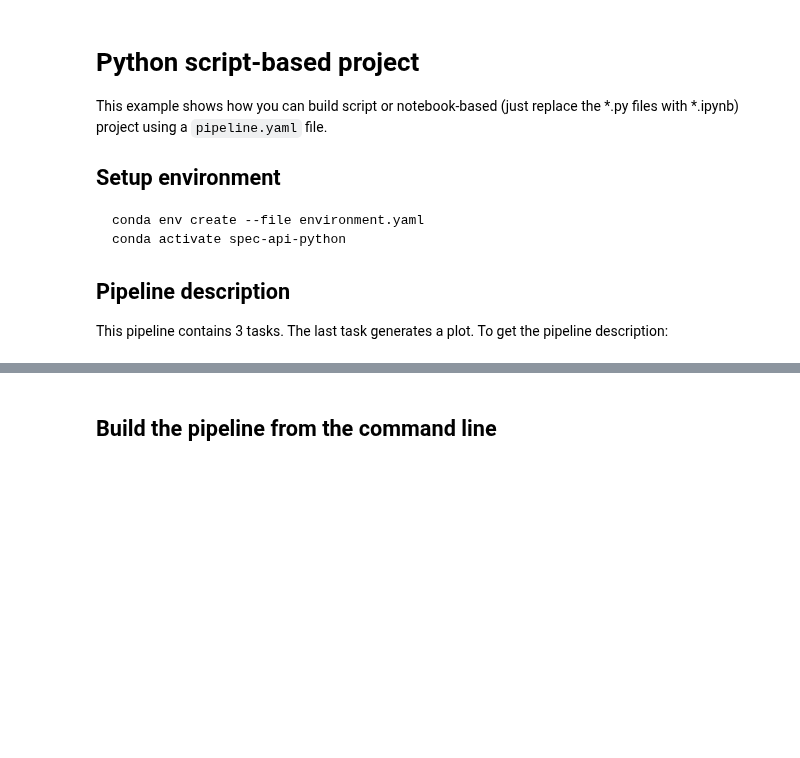
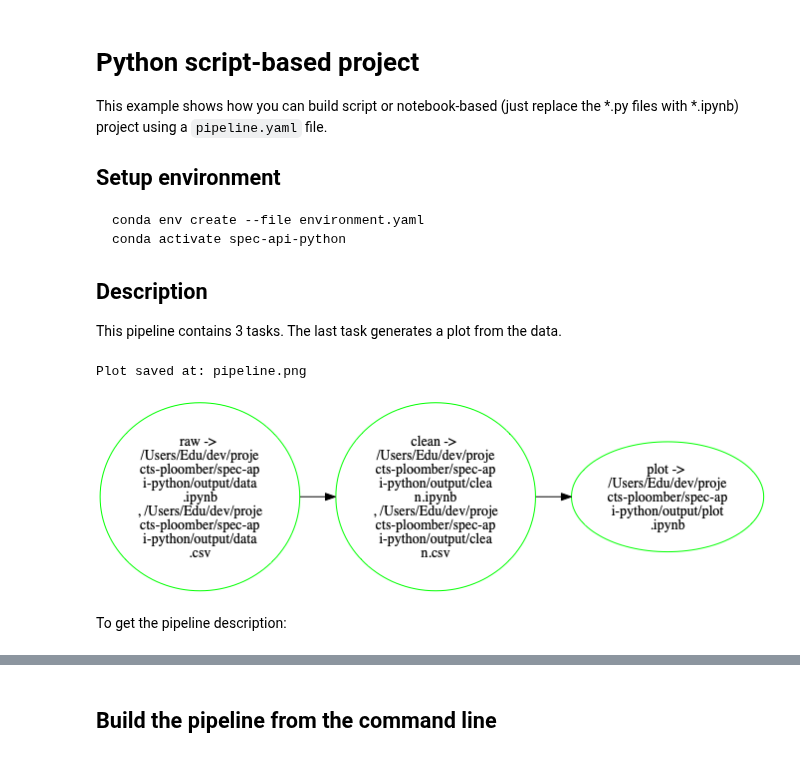
Before and after one commit to ploomber/projects, a Jupyter notebook: spec-api-python/README.ipynb, the cells around one changed output, grey strips where cells are left out. Cells and saved outputs as stored; diff of their text form; code cells hidden in the pictures; blank space fills up the shorter version.

```diff
--- a/spec-api-python/README.ipynb
+++ b/spec-api-python/README.ipynb
@@ -11,10 +11,22 @@ conda env create --file environment.yaml
 conda activate spec-api-python
 ~~~
 
-## Pipeline description
+## Description
 
-This pipeline contains 3 tasks. The last task generates a plot. To get the
-pipeline description:
+This pipeline contains 3 tasks. The last task generates a plot from the data.
+# %%
+%%sh
+ploomber plot
+# %% [output]
+Plot saved at: pipeline.png
+# %%
+
+from IPython.display import Image
+Image(filename='pipeline.png')
+# %% [output]
+[figure, added]
+# %% [markdown]
+To get the pipeline description:
 # %%
 %%sh
 ploomber status
```
Also changed, not shown: parts of 1 cell of this notebook, 29 other files.
